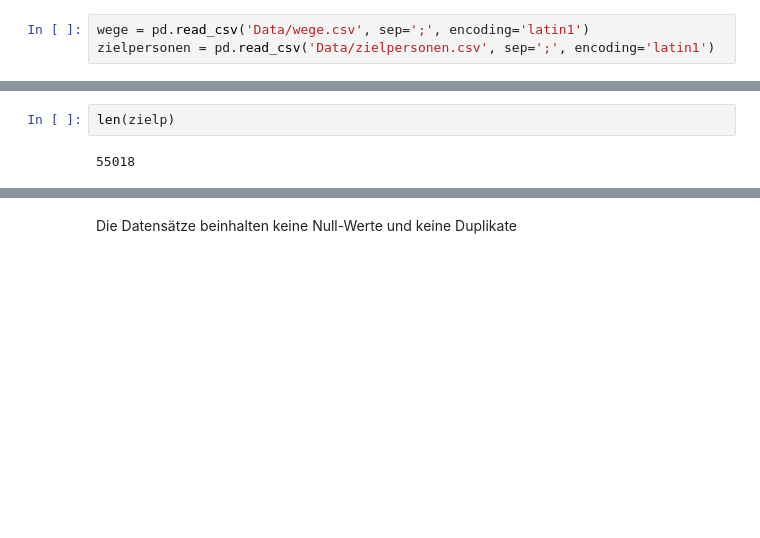
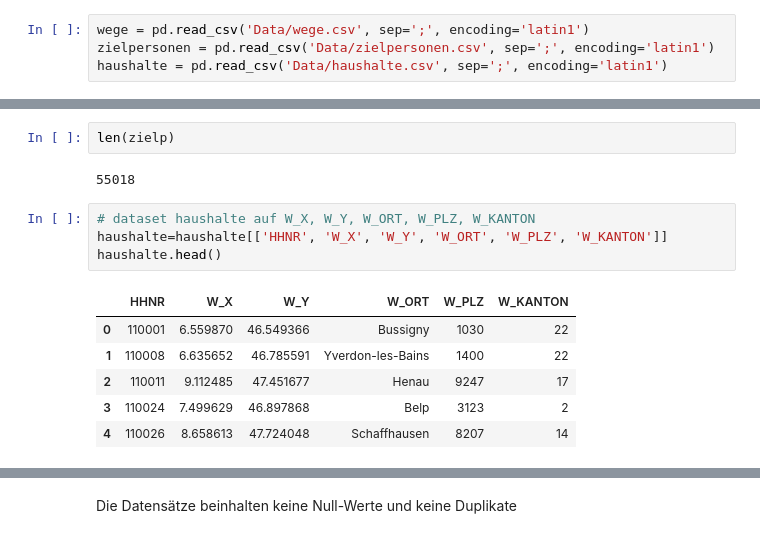
Before and after one commit to larissa-marti/ANM_Gruppe_Y, a Jupyter notebook: merge_wege_zielperson.ipynb, the cells around one changed output, grey strips where cells are left out. Cells and saved outputs as stored; diff of their text form; blank space fills up the shorter version.

```diff
--- a/merge_wege_zielperson.ipynb
+++ b/merge_wege_zielperson.ipynb
@@ -13,3 +13,4 @@ import pandas as pd
 # %%
 wege = pd.read_csv('Data/wege.csv', sep=';', encoding='latin1')
 zielpersonen = pd.read_csv('Data/zielpersonen.csv', sep=';', encoding='latin1')
+haushalte = pd.read_csv('Data/haushalte.csv', sep=';', encoding='latin1')
@@ -86,3 +77,14 @@ See the caveats in the documentation: https://pandas.pydata.org/pandas-docs/stab
 len(zielp)
 # %% [output]
 55018
+# %%
+# dataset haushalte auf W_X, W_Y, W_ORT, W_PLZ, W_KANTON
+haushalte=haushalte[['HHNR', 'W_X', 'W_Y', 'W_ORT', 'W_PLZ', 'W_KANTON']]
+haushalte.head()
+# %% [output]
+|  | HHNR | W_X | W_Y | W_ORT | W_PLZ | W_KANTON |
+| 0 | 110001 | 6.559870 | 46.549366 | Bussigny | 1030 | 22 |
+| 1 | 110008 | 6.635652 | 46.785591 | Yverdon-les-Bains | 1400 | 22 |
+| 2 | 110011 | 9.112485 | 47.451677 | Henau | 9247 | 17 |
+| 3 | 110024 | 7.499629 | 46.897868 | Belp | 3123 | 2 |
+| 4 | 110026 | 8.658613 | 47.724048 | Schaffhausen | 8207 | 14 |
```
Also changed, not shown: parts of 9 cells of this notebook, 1 other file.
